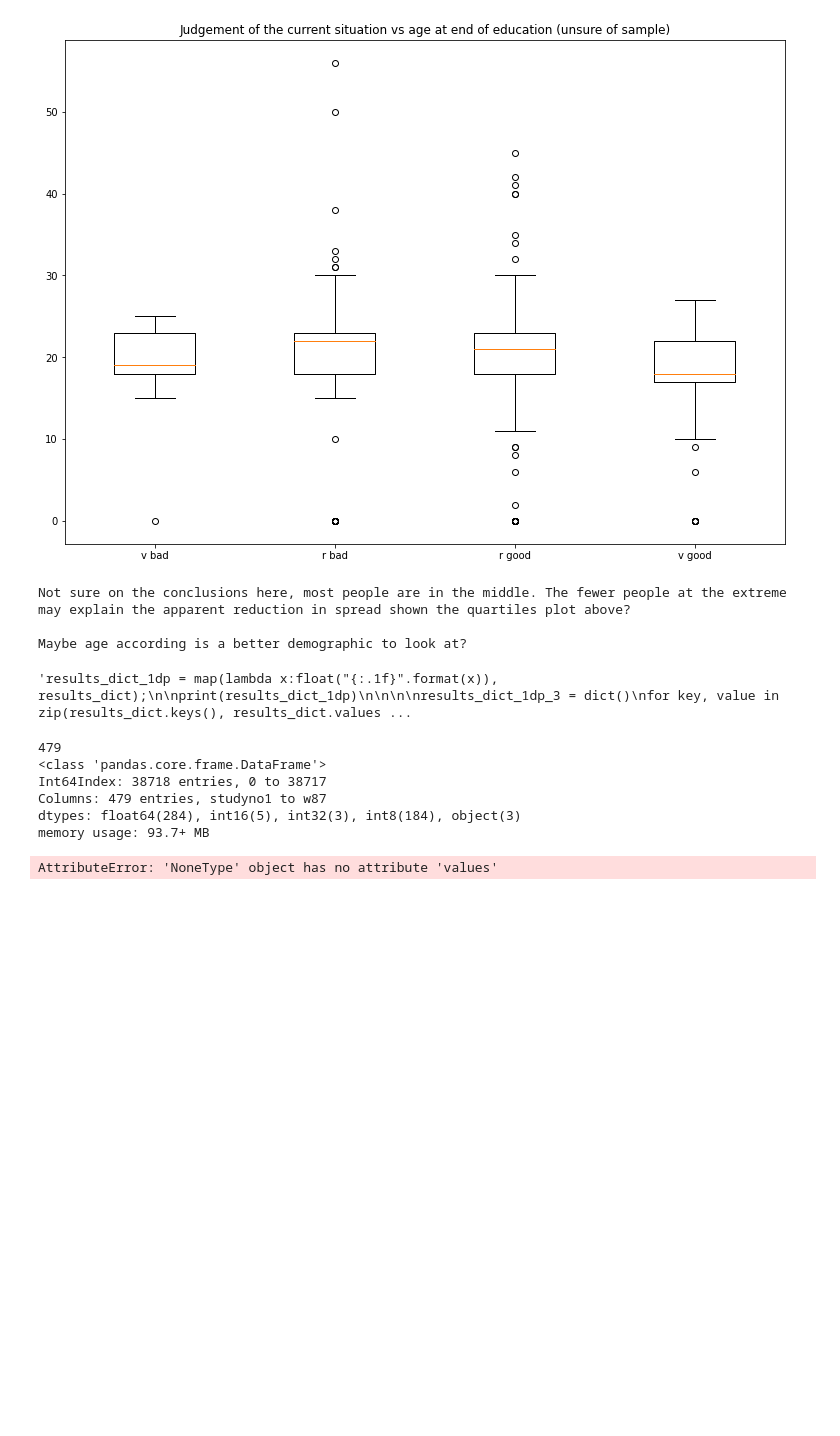
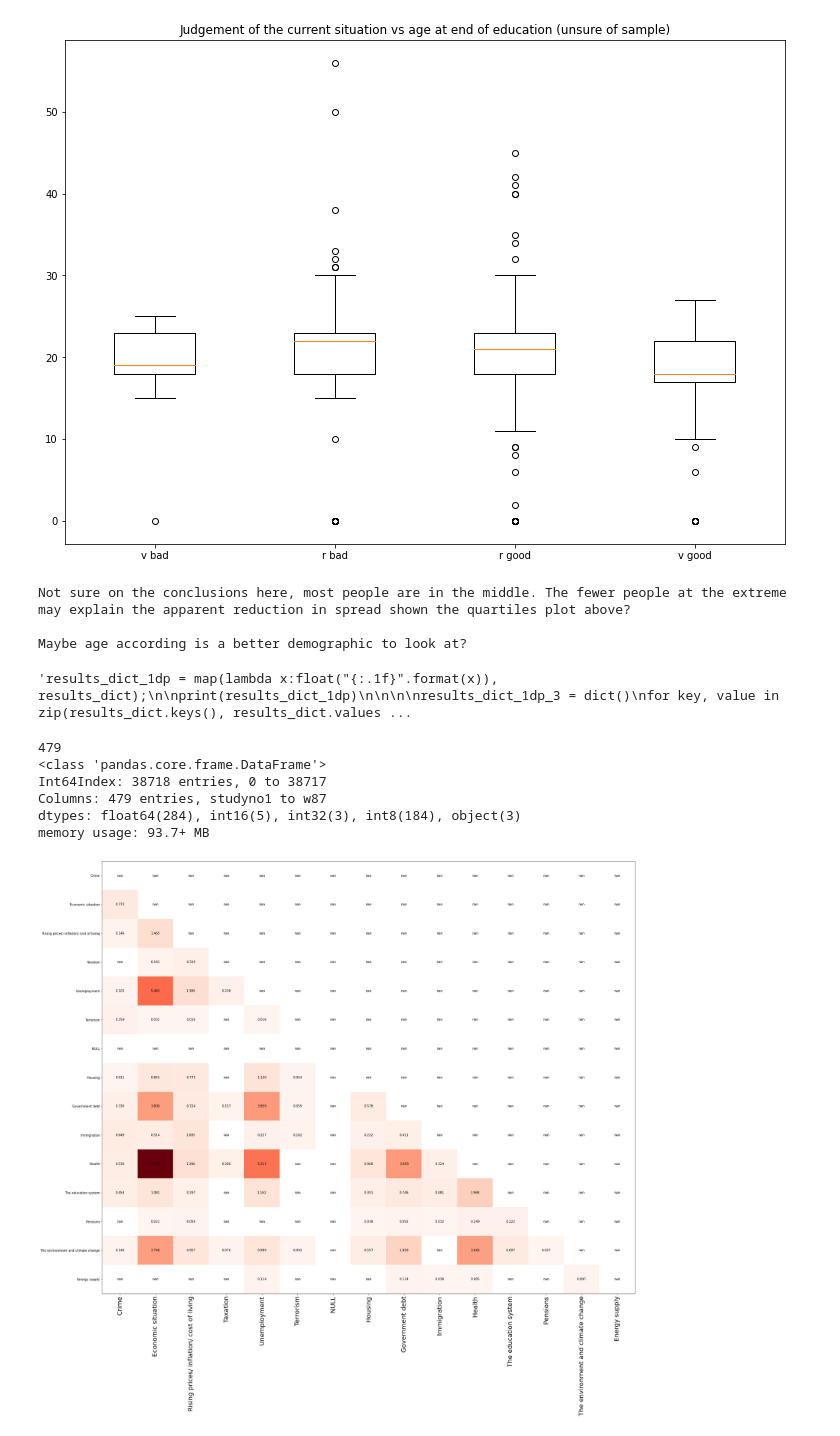
Before and after one commit to FabioGreenwood/Statistical-Learning_Exercise-1_Trust-within-the-EU, a Jupyter notebook: Stat_Learn_Practical_Activities_1.ipynb, the cells around one changed output. Saved outputs shown, nothing was run; the diff lists cells and outputs as text; code cells hidden in the pictures; blank space fills up the shorter version.

```diff
--- a/Stat_Learn_Practical_Activities_1.ipynb
+++ b/Stat_Learn_Practical_Activities_1.ipynb
@@ -247,6 +247,7 @@ def round_list_dict_to_one_dp(list_or_dict):
         output = dict()
         for key, value in zip(list_or_dict.keys(), list_or_dict.values()):
             output[key] = float("{:.1f}".format(value))
+        return output
 
 
 def return_all_column_names_beginning_with_prefix(column_names, prefix):
@@ -270,7 +271,7 @@ def run_link_study_on_pre_filtered_db(df, start_column, end_column, weight_vecto
     singular_values_weighted_doubled_if_single = {}
     #test_df = test_df[test_df["isocntry"]=="LT"]
     results_dict = {}
-    study_area = test_df.loc[:,start_column:end_column]#"qa3a_1":"qa3a_18"]
+    study_area = df.loc[:,start_column:end_column]#"qa3a_1":"qa3a_18"]
     weights["weight"] = weight_vector
     col_qty = len(study_area.columns)
     col_names = study_area.columns
@@ -351,49 +352,59 @@ Columns: 479 entries, studyno1 to w87
 dtypes: float64(284), int16(5), int32(3), int8(184), object(3)
 memory usage: 93.7+ MB
 # %%
-import numpy as np
-import matplotlib.pyplot as plt
 
-weight_relative_to_pop = True
-total_pop_weight = sum(singular_values_weighted.values())
+def produce_relative_chart(results_dict, dim):
+    """This method creates a chart comparing the relationship between values
+    """
+    weight_relative_to_pop = True
+    total_pop_weight = sum(singular_values_weighted.values())
 
-# generate some example data
-dim = max(list(singular_values_weighted.keys())) - min(list(singular_values_weighted.keys())) + 1
-matrix = np.empty((dim, dim,))
-matrix[:] = np.nan
+    # generate some example data
+    #dim = max(list(singular_values_weighted.keys())) - min(list(singular_values_weighted.keys())) + 1
+    matrix = np.empty((dim, dim,))
+    matrix[:] = np.nan
 
-for keys in results_dict:
-    if len(keys) == 2:
-        value = results_dict[keys]
-        if weight_relative_to_pop == True:
-            value = value / total_pop_weight
-        matrix[keys[0]-1, keys[1]-1] = value #values
+    for keys in results_dict:
+        if len(keys) == 2:
+            value = results_dict[keys]
+            if weight_relative_to_pop == True:
+                value = value / total_pop_weight
+            matrix[keys[0]-1, keys[1]-1] = value #values
 
 
-for y in range(0, dim):
-    for x in range(0, dim):
-        if matrix[x, y] == np.nan:
-            matrix[x, y] = 0
+    for y in range(0, dim):
+        for x in range(0, dim):
+            if matrix[x, y] == np.nan:
+                matrix[x, y] = 0
 
-# plot the matrix as an image with an appropriate colormap
-plt.imshow(matrix.T, aspect='auto', cmap="Reds")
+    # plot the matrix as an image with an appropriate colormap
+    plt.imshow(matrix.T, aspect='auto', cmap="Reds")
 
-# add the values
-for (i, j), value in np.ndenumerate(matrix):
-    plt.text(i, j, "%.3f"%value, va='center', ha='center')
+    # add the values
+    for (i, j), value in np.ndenumerate(matrix):
+        plt.text(i, j, "%.3f"%value, va='center', ha='center', fontsize=10)
 
-tickvalues = range(0,dim)
-plt.xticks(ticks = tickvalues ,labels = qa2a_labels, rotation = 'vertical')
-plt.yticks(ticks = tickvalues ,labels = qa2a_labels, rotation = 'horizontal')
-
-plt.rcParams["figure.figsize"] = (30,25)
+    tickvalues = range(0,dim)
+    plt.xticks(ticks = tickvalues, labels = qa2a_labels, rotation = 'vertical')
+    plt.yticks(ticks = tickvalues, labels = qa2a_labels, rotation = 'horizontal')
+    plt.rcParams['figure.figsize'] = [20, 20]
+    plt.rcParams['xtick.labelsize'] = 10
+    #plt.rcParams['ytick.labelsize'] = 25
 
 
 
-#plt.axis('off')
-plt.show()
+
+    plt.rcParams["figure.figsize"] = (30,25)
+
+
+
+    #plt.axis('off')
+    plt.show()
+
+dim = max(list(singular_values_weighted.keys())) - min(list(singular_values_weighted.keys())) + 1
+produce_relative_chart(results_dict, dim)
 # %% [output]
-AttributeError: 'NoneType' object has no attribute 'values'
+[figure, added]
 # %%
 """col_list = []
 for col_name in df.columns:
```
Also changed, not shown: parts of 3 cells of this notebook, 1 other file.
